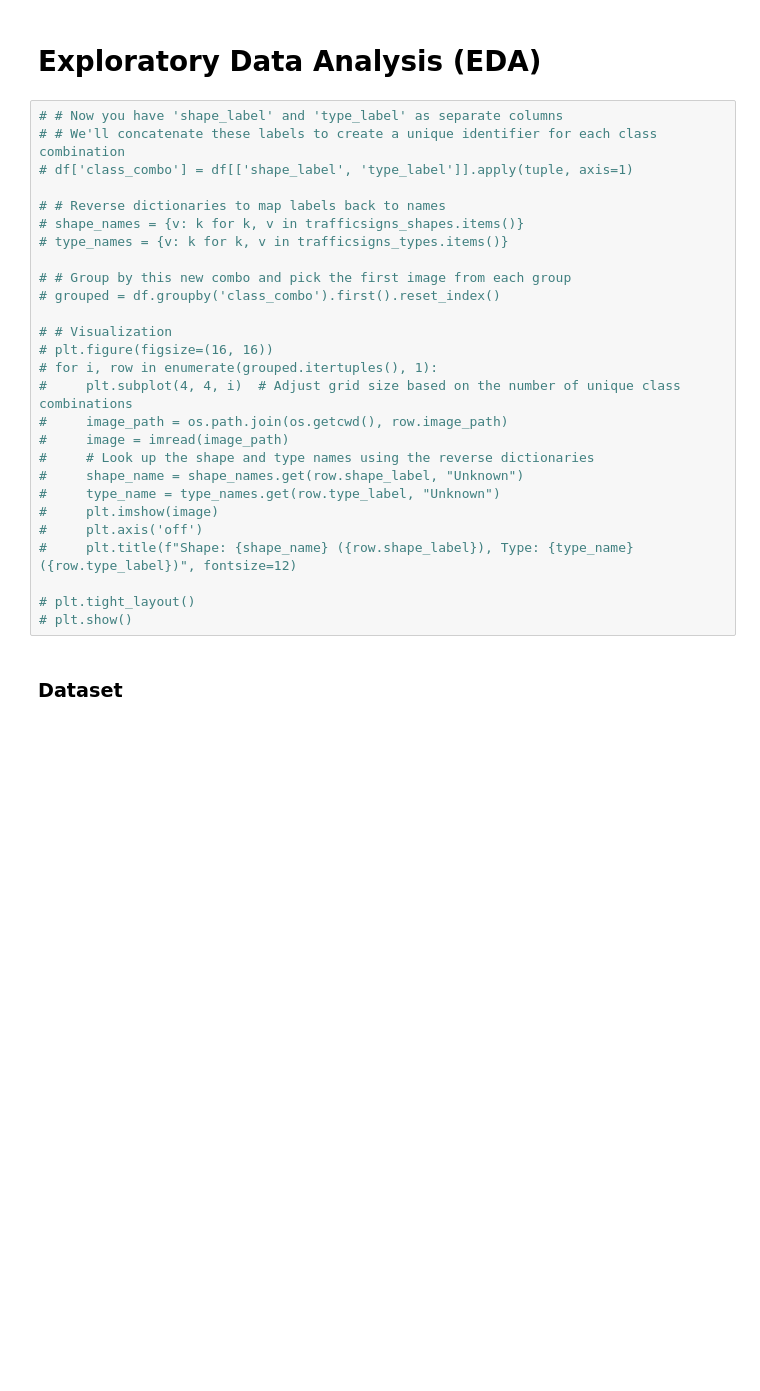
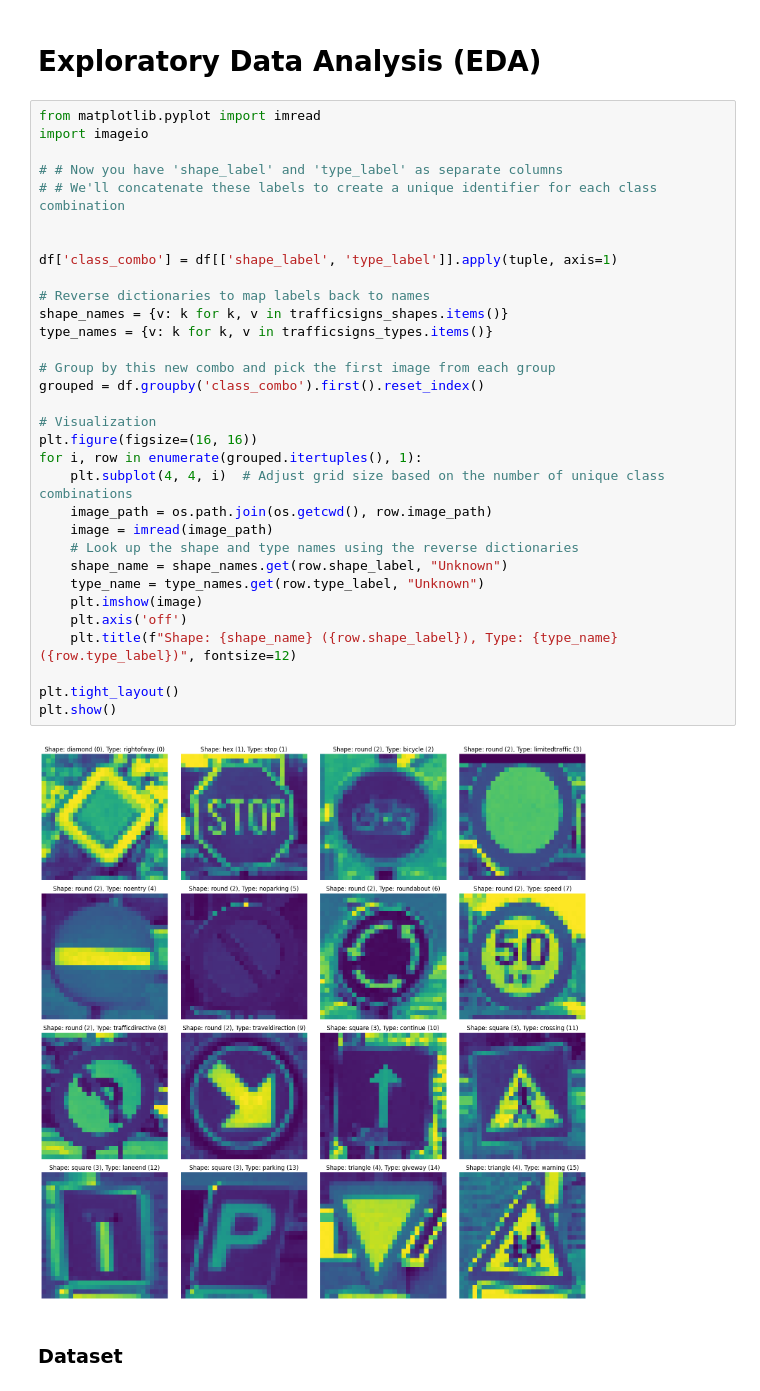
Before and after one commit to BenjapornW/Road-Traffic-Signs-Image-Classification-using-a-Neural-Network, a Jupyter notebook: s3959666_s3961136.ipynb, the cells around one changed output. Saved outputs shown, nothing was run; the diff lists cells and outputs as text; blank space fills up the shorter version.

```diff
--- a/s3959666_s3961136.ipynb
+++ b/s3959666_s3961136.ipynb
@@ -108,32 +108,39 @@ df
 # %% [markdown]
 # Exploratory Data Analysis (EDA)
 # %%
+from matplotlib.pyplot import imread
+import imageio
+
 # # Now you have 'shape_label' and 'type_label' as separate columns
 # # We'll concatenate these labels to create a unique identifier for each class combination
-# df['class_combo'] = df[['shape_label', 'type_label']].apply(tuple, axis=1)
 
-# # Reverse dictionaries to map labels back to names
-# shape_names = {v: k for k, v in trafficsigns_shapes.items()}
-# type_names = {v: k for k, v in trafficsigns_types.items()}
 
-# # Group by this new combo and pick the first image from each group
-# grouped = df.groupby('class_combo').first().reset_index()
+df['class_combo'] = df[['shape_label', 'type_label']].apply(tuple, axis=1)
 
-# # Visualization
-# plt.figure(figsize=(16, 16))
-# for i, row in enumerate(grouped.itertuples(), 1):
-#     plt.subplot(4, 4, i)  # Adjust grid size based on the number of unique class combinations
-#     image_path = os.path.join(os.getcwd(), row.image_path)
-#     image = imread(image_path)
-#     # Look up the shape and type names using the reverse dictionaries
-#     shape_name = shape_names.get(row.shape_label, "Unknown")
-#     type_name = type_names.get(row.type_label, "Unknown")
-#     plt.imshow(image)
-#     plt.axis('off')
-#     plt.title(f"Shape: {shape_name} ({row.shape_label}), Type: {type_name} ({row.type_label})", fontsize=12)
+# Reverse dictionaries to map labels back to names
+shape_names = {v: k for k, v in trafficsigns_shapes.items()}
+type_names = {v: k for k, v in trafficsigns_types.items()}
 
-# plt.tight_layout()
-# plt.show()
+# Group by this new combo and pick the first image from each group
+grouped = df.groupby('class_combo').first().reset_index()
+
+# Visualization
+plt.figure(figsize=(16, 16))
+for i, row in enumerate(grouped.itertuples(), 1):
+    plt.subplot(4, 4, i)  # Adjust grid size based on the number of unique class combinations
+    image_path = os.path.join(os.getcwd(), row.image_path)
+    image = imread(image_path)
+    # Look up the shape and type names using the reverse dictionaries
+    shape_name = shape_names.get(row.shape_label, "Unknown")
+    type_name = type_names.get(row.type_label, "Unknown")
+    plt.imshow(image)
+    plt.axis('off')
+    plt.title(f"Shape: {shape_name} ({row.shape_label}), Type: {type_name} ({row.type_label})", fontsize=12)
+
+plt.tight_layout()
+plt.show()
+# %% [output]
+[figure, added]
 # %% [markdown]
 ### Dataset
 # %% [markdown]
```
Also changed, not shown: parts of 24 cells of this notebook.
